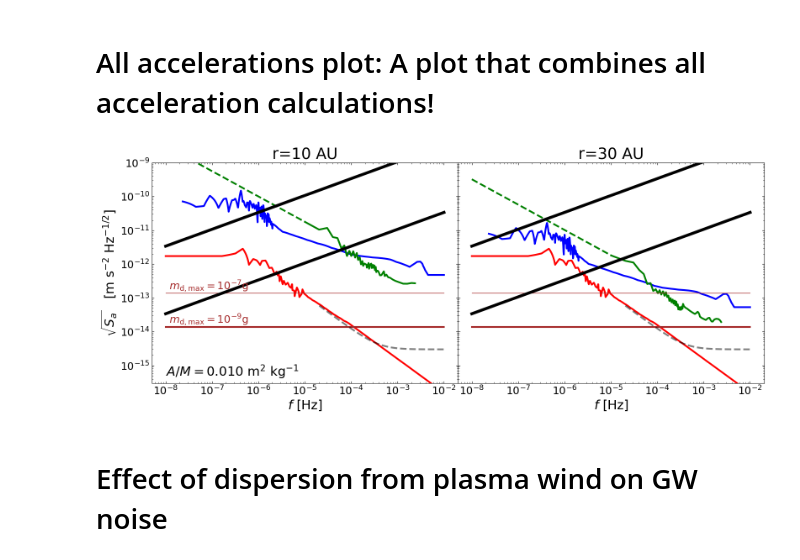
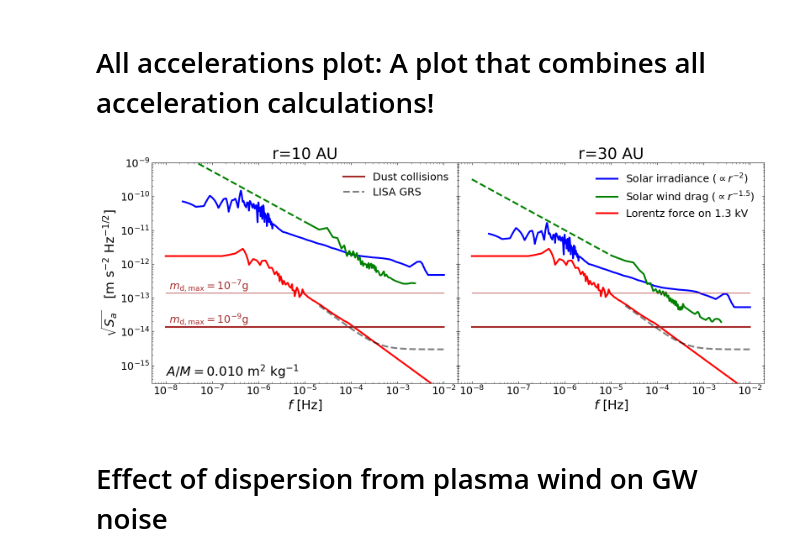
Before and after one commit to astromcquinn/GWwithDragFree, a Jupyter notebook: GWsensitivity_2baselines.ipynb, the cells around one changed output. Cells and saved outputs as stored; diff of their text form; code cells hidden in the pictures.

Commit message:
set plot_outgassing to false to match paper

```diff
--- a/GWsensitivity_2baselines.ipynb
+++ b/GWsensitivity_2baselines.ipynb
@@ -475,7 +475,7 @@ Acceleration at frequencies [1e-05, 1e-06] Hz for baseline 30 AU: [1.82176323e-1
 # %% [markdown]
 # All accelerations plot:  A plot that combines all acceleration calculations!
 # %%
-plot_outgassing = True
+plot_outgassing = False
 
 #for outgassing calculations
 def getAccelerationoffgassing(nuGW, dm_gram =10**-4,  Tgas=280, mu=20):
@@ -572,34 +572,34 @@ for i in range(num_baselines):
         ax.set_ylabel(r'$\sqrt{S_a}$   [m s$^{-2}$ Hz$^{-1/2}$]', fontsize=22)
     # ax.set_xlabel(r'Frequency $\nu$ [Hz]', fontsize=22)
 
     # ax.grid(True)
 
     ax.tick_params(axis='both', which='major', labelsize=18)
     ax.tick_params(axis='x', top=True, direction='in')
     ax.tick_params(axis='y', right=True, direction='in')
     ax.tick_params(axis='both', which='minor', direction='in')
     ax.tick_params(axis='x', which='minor', top=True)
     ax.tick_params(axis='y', which='minor', right=True)
 
 
     ax.set_xlabel(r'$f$ [Hz]', fontsize=22)
 
 
     if plot_outgassing:
         ax.loglog(freq_arr, getAccelerationoffgassing(freq_arr, dm_gram=10**-4)/freq_arr**.5, lw=5, color='black')
         ax.loglog(freq_arr, getAccelerationoffgassing(freq_arr, dm_gram=10**-6)/freq_arr**.5, lw=5, color='black')
     else:
         ax.legend(fontsize=18, frameon=False, framealpha=0)
 
 
 plt.subplots_adjust(left=0.08, right=0.99, top=0.93, bottom=0.11)
 #save the figure
 plt.savefig("figures/accelerations_A{}m{}.pdf".format(area_spacecraft_irradiance_msq, mass_spacecraft_kg), format='pdf')
 # plt.savefig("/Users/cdmcgrat/Desktop/matt_updated_figs/fig1.pdf", bbox_inches='tight', format='pdf')
 
 plt.show()
 # %% [output]
-[figure, old version]
+[figure, new version]
 # %% [markdown]
 # Effect of dispersion from plasma wind on GW noise
 # %%
```
